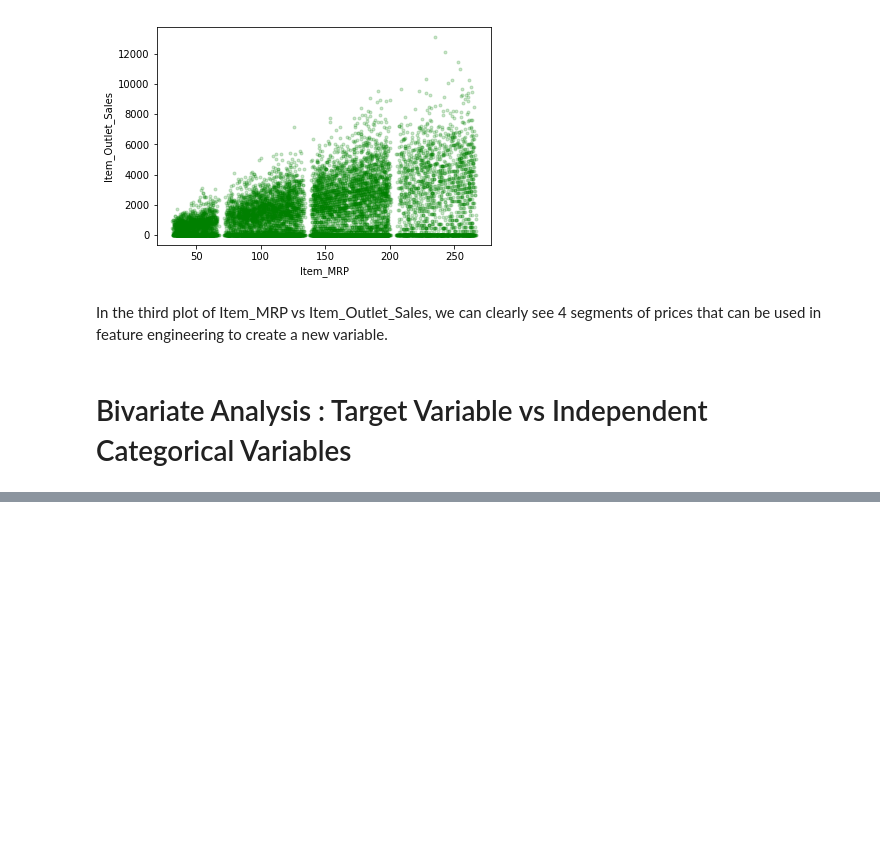
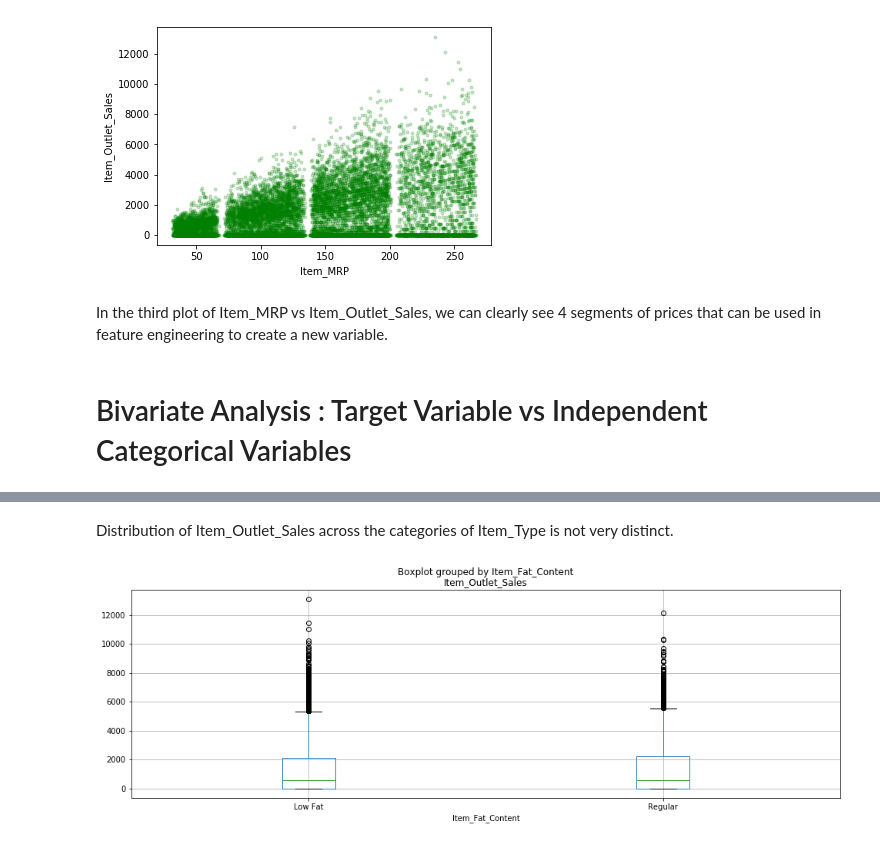
Before and after one commit to deepakmarichi/Big-Mart-Sales-Prediction, a Jupyter notebook: Sales_Prediction.ipynb, the cells around one changed output, grey strips where cells are left out. Drawn from its saved outputs; the diff is of its cells as text; code cells hidden in the pictures; blank space fills up the shorter version.

```diff
--- a/Sales_Prediction.ipynb
+++ b/Sales_Prediction.ipynb
@@ -250,0 +279,8 @@ In the third plot of Item_MRP vs Item_Outlet_Sales, we can clearly see 4 segment
+# %% [markdown]
+Distribution of Item_Outlet_Sales across the categories of Item_Type is not very distinct.
+# %%
+# Item_Outlet_Sales vs Item_Fat_Content
+combined.boxplot(column="Item_Outlet_Sales",by='Item_Fat_Content',figsize=(16,5))
+plt.show()
+# %% [output]
+[figure, added]
```
Also changed, not shown: parts of 14 cells of this notebook.
